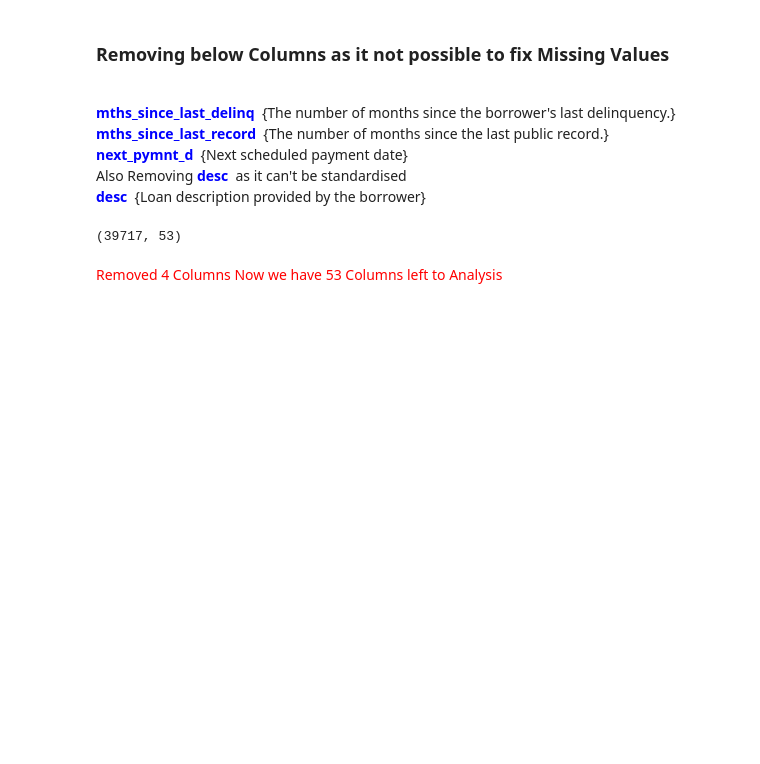
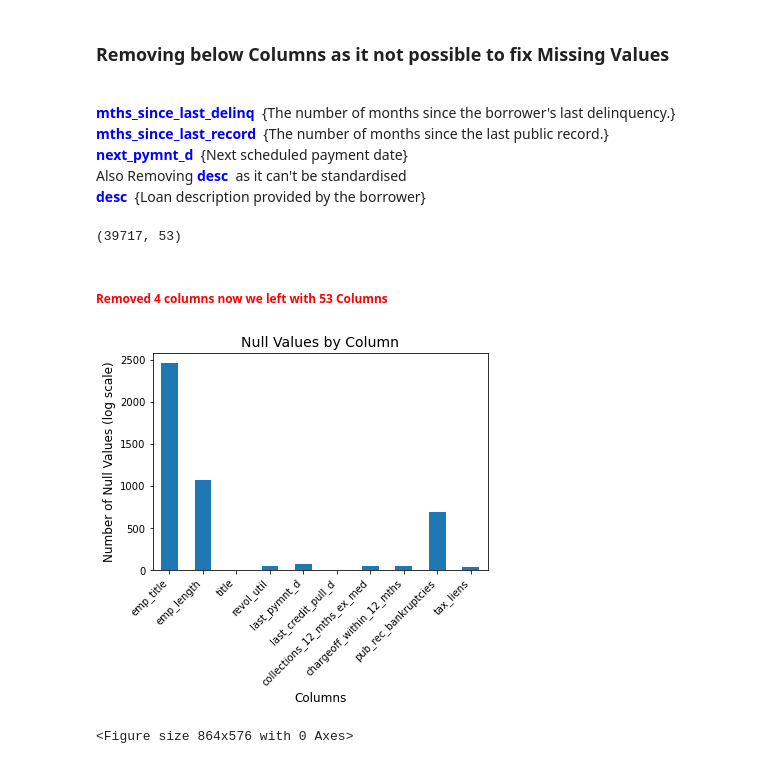
Before and after one commit to RezonChakraborty/LendingClub_CaseStudy, a Jupyter notebook: LendingClub_CaseStudy_Analysis.ipynb, the cells around one changed output. Cells and saved outputs as stored; diff of their text form; code cells hidden in the pictures; blank space fills up the shorter version.

```diff
--- a/LendingClub_CaseStudy_Analysis.ipynb
+++ b/LendingClub_CaseStudy_Analysis.ipynb
@@ -93,4 +93,26 @@ df.shape
 # %% [output]
 (39717, 53)
 # %% [markdown]
-<font color='red'>Removed 4 Columns Now we have 53 Columns left to Analysis</font>
+<h6><font color='red'>Removed 4 columns now we left with 53 Columns</font></h6>
+# %%
+# Count the null values in each column
+null_counts = df.isnull().sum()
+null_counts = null_counts[null_counts > 0]
+# Create a bar plot
+null_counts.plot(kind='bar')
+
+# Customize the plot
+plt.title('Null Values by Column', fontsize=14)
+plt.xlabel('Columns', fontsize=12)
+plt.ylabel('Number of Null Values (log scale)', fontsize=12)  # Update the y-label text
+plt.xticks(rotation=45, ha='right', fontsize=10)
+
+# Increase the size of the plot window
+plt.figure(figsize=(12, 8))
+
+# Display the plot
+plt.tight_layout()
+plt.show()
+# %% [output]
+[figure, added]
+<Figure size 864x576 with 0 Axes>
```
Also changed, not shown: parts of 18 cells of this notebook.
